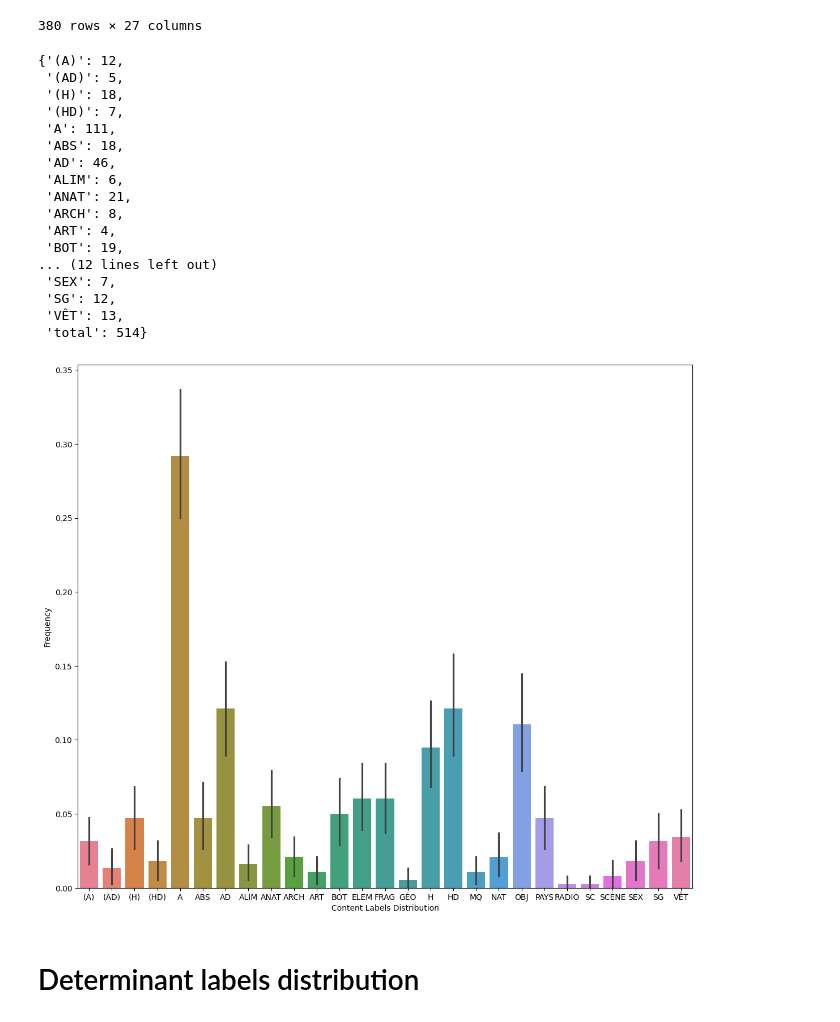
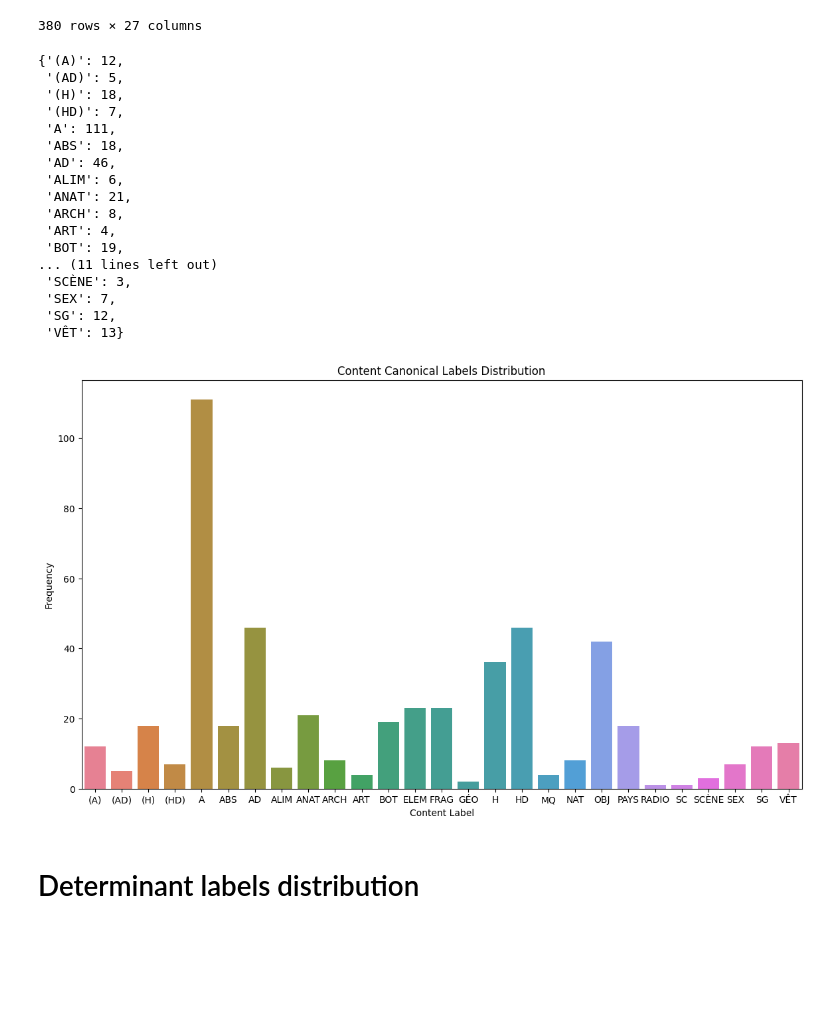
Before and after one commit to alberto-lorente/RorschIA_07-04, a Jupyter notebook: Nancy PsyData/Nancy Data Cleaning.ipynb, the cells around one changed output. Cells and saved outputs as stored; diff of their text form; code cells hidden in the pictures; blank space fills up the shorter version.

Commit message:
results + viz for data

```diff
--- a/Nancy PsyData/Nancy Data Cleaning.ipynb
+++ b/Nancy PsyData/Nancy Data Cleaning.ipynb
@@ -411,7 +411,7 @@ for label in labels_contents.columns:
     total_label = sum(labels_contents[label])
     total = total + total_label
     agg_dict_content[label] = total_label
-agg_dict_content["total"] = total
+# agg_dict_content["total"] = total
 agg_dict_content
 # %% [output]
 {'(A)': 12,
@@ -426,19 +426,22 @@ agg_dict_content
  'ARCH': 8,
  'ART': 4,
  'BOT': 19,
-... (12 lines left out)
+... (11 lines left out)
+ 'SCÈNE': 3,
  'SEX': 7,
  'SG': 12,
- 'VÊT': 13,
- 'total': 514}
+ 'VÊT': 13}
+# %%
+df_old_content = pd.DataFrame(agg_dict_content, index=[0])
 # %%
-fig, ax = plt.subplots(figsize=(14,12))
-sns.barplot(data=labels_contents)
-ax.set_xlabel("Content Labels Distribution")
+fig, ax = plt.subplots(figsize=(14,8))
+sns.barplot(data=df_old_content)
+plt.title("Content Canonical Labels Distribution")
+ax.set_xlabel("Content Label")
 ax.set_ylabel("Frequency")
 plt.show()
 # %% [output]
-[figure, old version]
+[figure, new version]
 # %% [markdown]
 # Determinant labels distribution
 # %%
```
Also changed, not shown: parts of 14 cells of this notebook, 17 other files.
